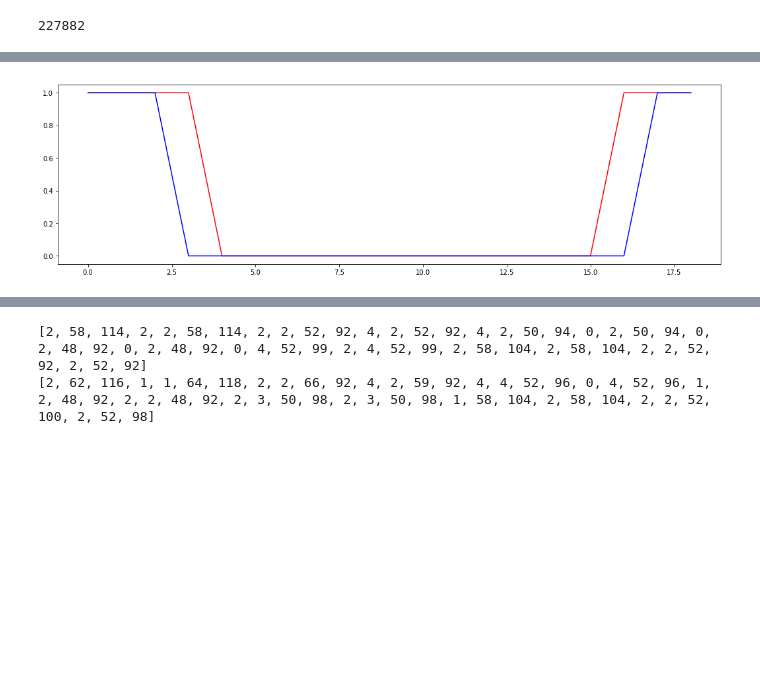
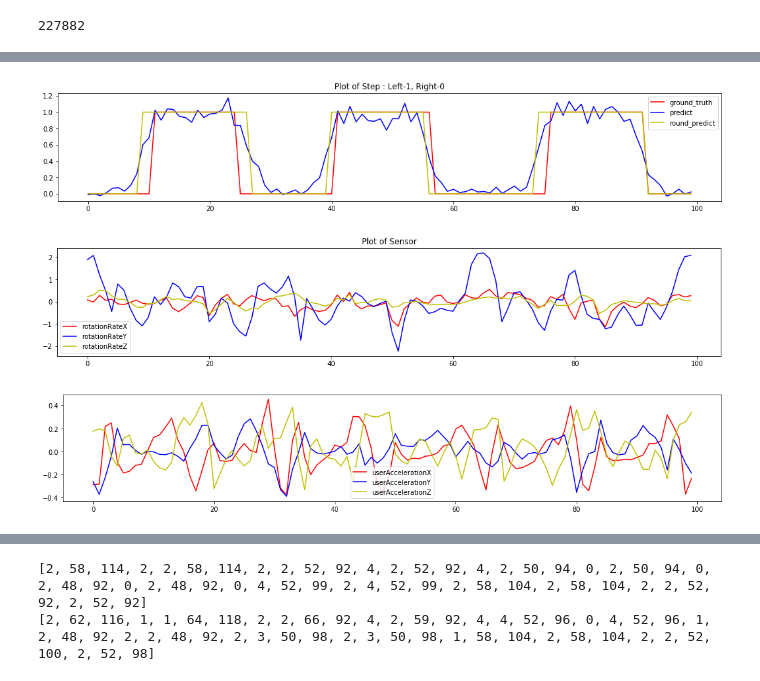
Before and after one commit to czyi/StepCounting, a Jupyter notebook: lstm_wc.ipynb, the cells around one changed output, grey strips where cells are left out. Drawn from its saved outputs; the diff is of its cells as text; code cells hidden in the pictures; blank space fills up the shorter version.

```diff
--- a/lstm_wc.ipynb
+++ b/lstm_wc.ipynb
@@ -344,14 +365,0 @@ plt.show()
-# %%
-# plt.figure(figsize=(18, 5))
-# # start=0
-# # end=500
-# plt.plot([i[0] for i in test_y[5]], 'r')
-# plt.plot([i[0] for i in test_logits[5]], 'b')
-# plt.show()
-
-# plt.figure(figsize=(18, 5))
-plt.plot([i[-1][2] for i in test_x[5][:50]], 'r')
-# plt.plot([1,2,3])
-plt.show()
-for i in test_x[5][:10]:
-    print(i[-1][2])
@@ -404,9 +409,37 @@ test accuarcy :  0.8737973059653624
-# %%
-plt.figure(figsize=(18, 5))
-start=0
-end=500
-plt.plot([i[0] for i in test_y[0][start:end]], 'r')
-plt.plot([i[0] for i in test_logits_bin[0][start:end]], 'b')
-plt.show()
-# %% [output]
-[figure, removed]
+# %%
+good=10
+bad=5
+index = good
+
+start= 70
+# end = len(test_x[index])
+end = 170
+
+plt.figure(figsize=(18, 3))
+plt.title('Plot of Step : Left-1, Right-0')
+plt.plot([i[0] for i in test_y[index][start:end]], 'r', label='ground_truth')
+plt.plot([i[0] for i in test_logits[index][start:end]], 'b', label='predict')
+plt.plot([i[0] for i in test_logits_bin[index][start:end]], 'y', label='round_predict')
+plt.legend()
+plt.show()
+
+#rotationRateX,rotationRateY,rotationRateZ,
+plt.figure(figsize=(18, 3))
+plt.title('Plot of Sensor')
+plt.plot([i[-1][0] for i in test_x[index][start:end]], 'r', label='rotationRateX')
+plt.plot([i[-1][1] for i in test_x[index][start:end]], 'b', label='rotationRateY')
+plt.plot([i[-1][2] for i in test_x[index][start:end]], 'y', label='rotationRateZ')
+plt.legend()
+plt.show()
+
+#userAccelerationX,userAccelerationY,userAccelerationZ
+plt.figure(figsize=(18, 3))
+plt.plot([i[-1][3] for i in test_x[index][start:end]], 'r', label='userAccelerationX')
+plt.plot([i[-1][4] for i in test_x[index][start:end]], 'b', label='userAccelerationY')
+plt.plot([i[-1][5] for i in test_x[index][start:end]], 'y', label='userAccelerationZ')
+plt.legend()
+plt.show()
+# %% [output]
+[figure, added]
+[figure, added]
+[figure, added]
```
Also changed, not shown: parts of 9 cells of this notebook, 4 other files.
